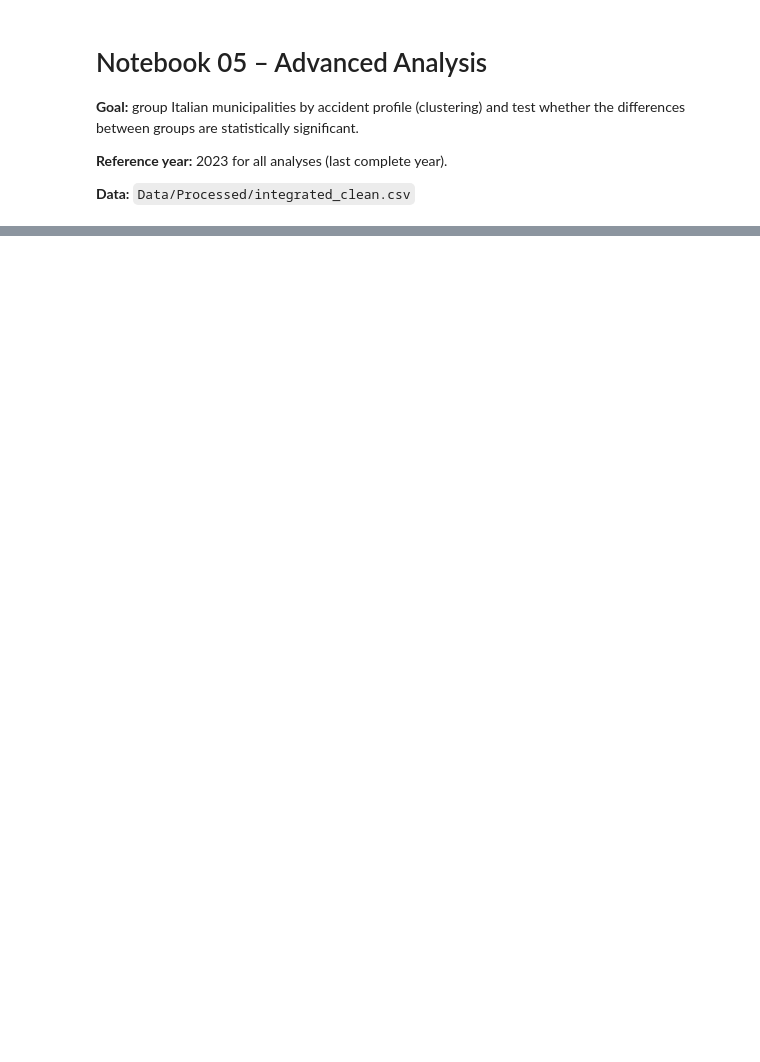
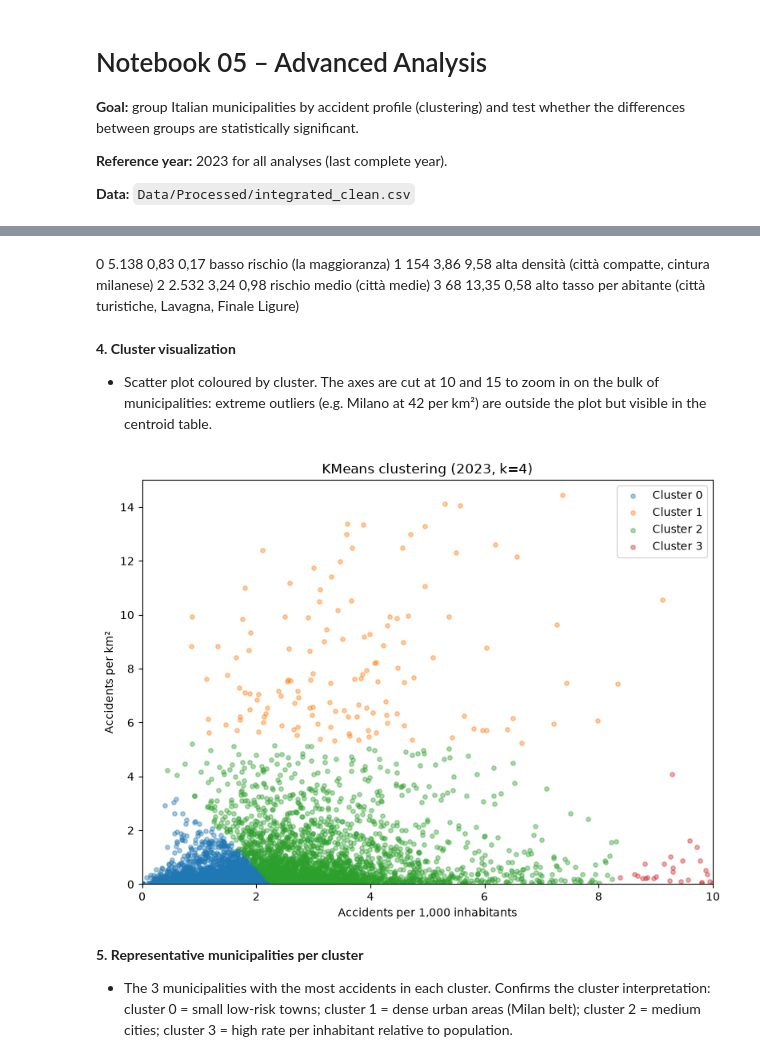
Before and after one commit to martinafurian/istat-accidents-analysis, a Jupyter notebook: 05_advanced_analysis.ipynb, the cells around one changed output, grey strips where cells are left out. Saved outputs shown, nothing was run; the diff lists cells and outputs as text; code cells hidden in the pictures; blank space fills up the shorter version.

```diff
--- a/05_advanced_analysis.ipynb
+++ b/05_advanced_analysis.ipynb
@@ -28,0 +58,12 @@ ImportError: DLL load failed while importing messagestream: An Application Contr
+# %%
+km = KMeans(n_clusters=4, random_state=42, n_init=10)
+df_2023["cluster"] = km.fit_predict(features_scaled)
+
+print(df_2023["cluster"].value_counts().sort_index())
+
+centroids = pd.DataFrame(
+    scaler.inverse_transform(km.cluster_centers_),
+    columns=["accidents_per_1000", "accidents_per_km2"]
+).round(2)
+centroids.index.name = "cluster"
+print(centroids)
@@ -28,0 +83,32 @@ ImportError: DLL load failed while importing messagestream: An Application Contr
+# %% [markdown]
+0	5.138	0,83	0,17	basso rischio (la maggioranza)
+1	154	3,86	9,58	alta densità (città compatte, cintura milanese)
+2	2.532	3,24	0,98	rischio medio (città medie)
+3	68	13,35	0,58	alto tasso per abitante (città turistiche, Lavagna, Finale Ligure)
+# %% [markdown]
+**4. Cluster visualization**
+* Scatter plot coloured by cluster. The axes are cut at 10 and 15 to zoom in on the bulk of municipalities: extreme outliers (e.g. Milano at 42 per km²) are outside the plot but visible in the centroid table.
+# %%
+fig, ax = plt.subplots(figsize=(8, 6))
+
+for cluster_id, group in df_2023.groupby("cluster"):
+    ax.scatter(
+        group["accidents_per_1000"],
+        group["accidents_per_km2"],
+        alpha=0.4, s=15,
+        label=f"Cluster {cluster_id}"
+    )
+
+ax.set_xlabel("Accidents per 1,000 inhabitants")
+ax.set_ylabel("Accidents per km²")
+ax.set_title("KMeans clustering (2023, k=4)")
+ax.set_xlim(0, 10)      # zoom: cut extreme outliers on x
+ax.set_ylim(0, 15)      # zoom: cut extreme outliers on y
+ax.legend()
+plt.tight_layout()
+plt.show()
+# %% [output]
+[figure, added]
+# %% [markdown]
+**5. Representative municipalities per cluster**
+* The 3 municipalities with the most accidents in each cluster. Confirms the cluster interpretation: cluster 0 = small low-risk towns; cluster 1 = dense urban areas (Milan belt); cluster 2 = medium cities; cluster 3 = high rate per inhabitant relative to population.
```
Also changed, not shown: parts of 10 cells of this notebook.
